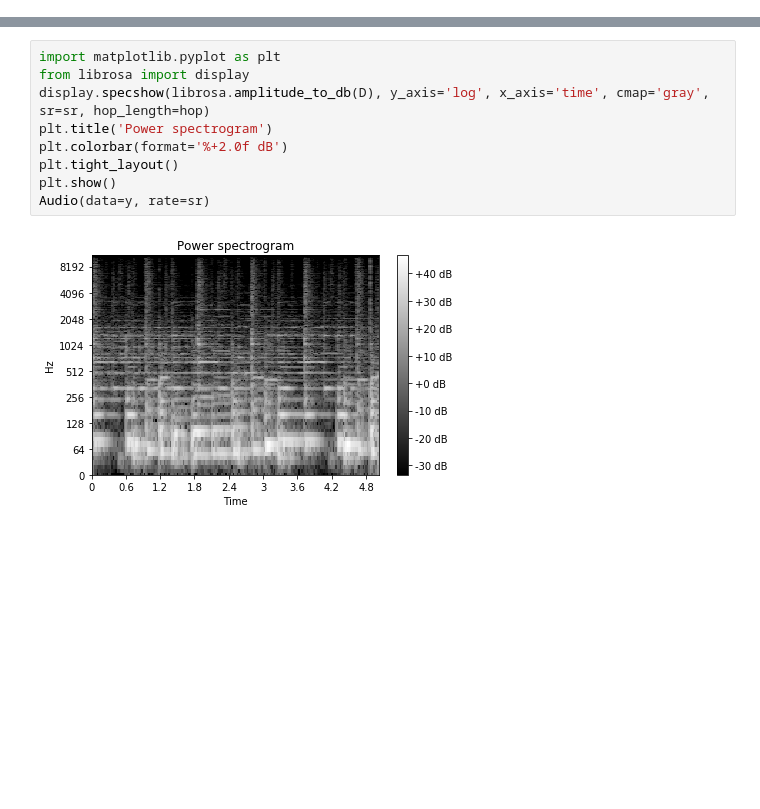
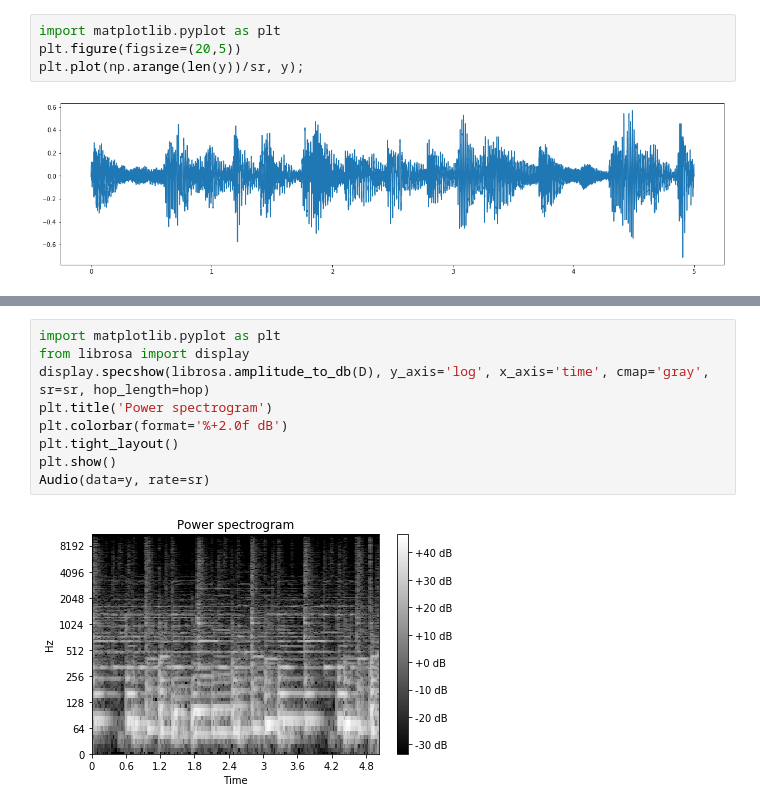
Before and after one commit to tqlong/voice-class, a Jupyter notebook: feature.ipynb, the cells around one changed output, grey strips where cells are left out. Cells and saved outputs as stored; diff of their text form; blank space fills up the shorter version.

```diff
--- a/feature.ipynb
+++ b/feature.ipynb
@@ -1 +9,7 @@
+# %%
+import matplotlib.pyplot as plt
+plt.figure(figsize=(20,5))
+plt.plot(np.arange(len(y))/sr, y);
+# %% [output]
+[figure, added]
 # %%
```
Also changed, not shown: parts of 7 cells of this notebook, 1 other file.
